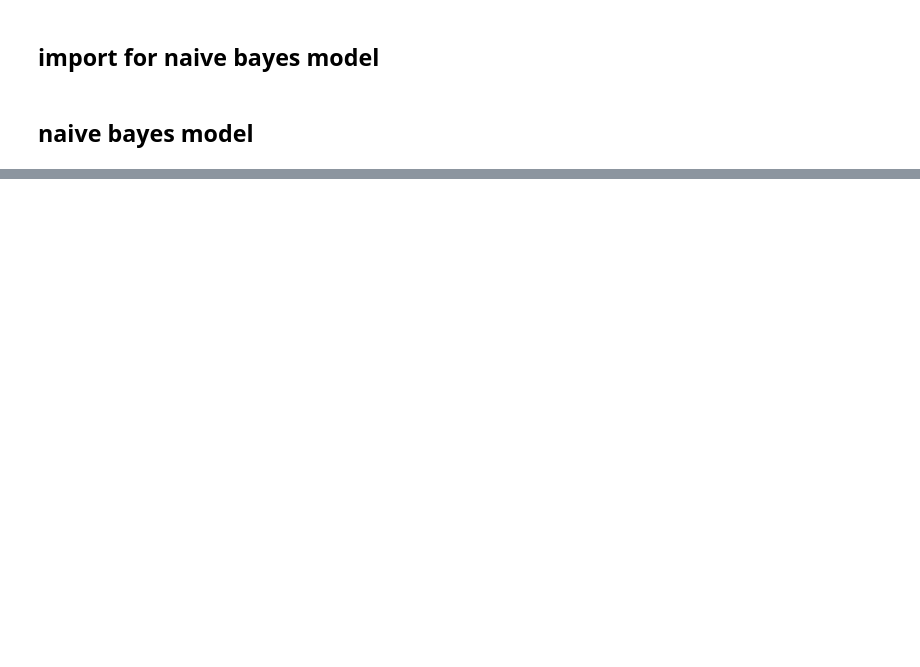
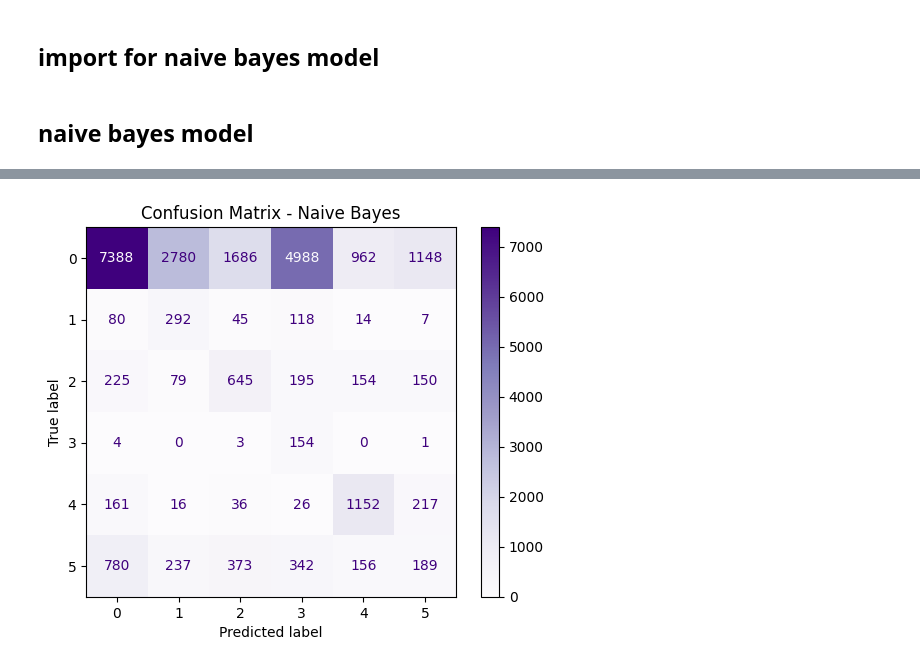
Before and after one commit to arilui/EKGenie, a Jupyter notebook: naiveBayes.ipynb, the cells around one changed output, grey strips where cells are left out. Saved outputs shown, nothing was run; the diff lists cells and outputs as text; code cells hidden in the pictures; blank space fills up the shorter version.

```diff
--- a/naiveBayes.ipynb
+++ b/naiveBayes.ipynb
@@ -30,6 +42,15 @@ Combined train shape: (102106, 139) (102106,)
 from sklearn.model_selection import train_test_split
 from sklearn.naive_bayes import GaussianNB
 from sklearn.metrics import accuracy_score, classification_report, confusion_matrix
+# %%
+# Merge class 6 into 0 ("Normal"), rename 7 to 5 ("Abnormal")
+y_train = np.where(y_train == 6, 0, y_train)
+y_test = np.where(y_test == 6, 0, y_test)
+y_train = np.where(y_train == 7, 5, y_train)
+y_test = np.where(y_test == 7, 5, y_test)
+
+unique_classes = np.unique(np.concatenate([y_train, y_test]))
+num_classes = unique_classes.max() + 1
 # %% [markdown]
 ## naive bayes model
 # %%
@@ -45,0 +82,14 @@ GaussianNB does not accept missing values encoded as NaN natively. For supervise
+# %%
+from sklearn.metrics import confusion_matrix, ConfusionMatrixDisplay
+import matplotlib.pyplot as plt
+
+# Generate confusion matrix
+cm = confusion_matrix(y_test, y_pred)
+
+# Display with purple colormap
+disp = ConfusionMatrixDisplay(confusion_matrix=cm)
+disp.plot(cmap='Purples')  # Use 'Purples' for a purple-themed plot
+plt.title("Confusion Matrix - Naive Bayes")
+plt.show()
+# %% [output]
+[figure, added]
```
Also changed, not shown: parts of 2 cells of this notebook, 1 other file.
